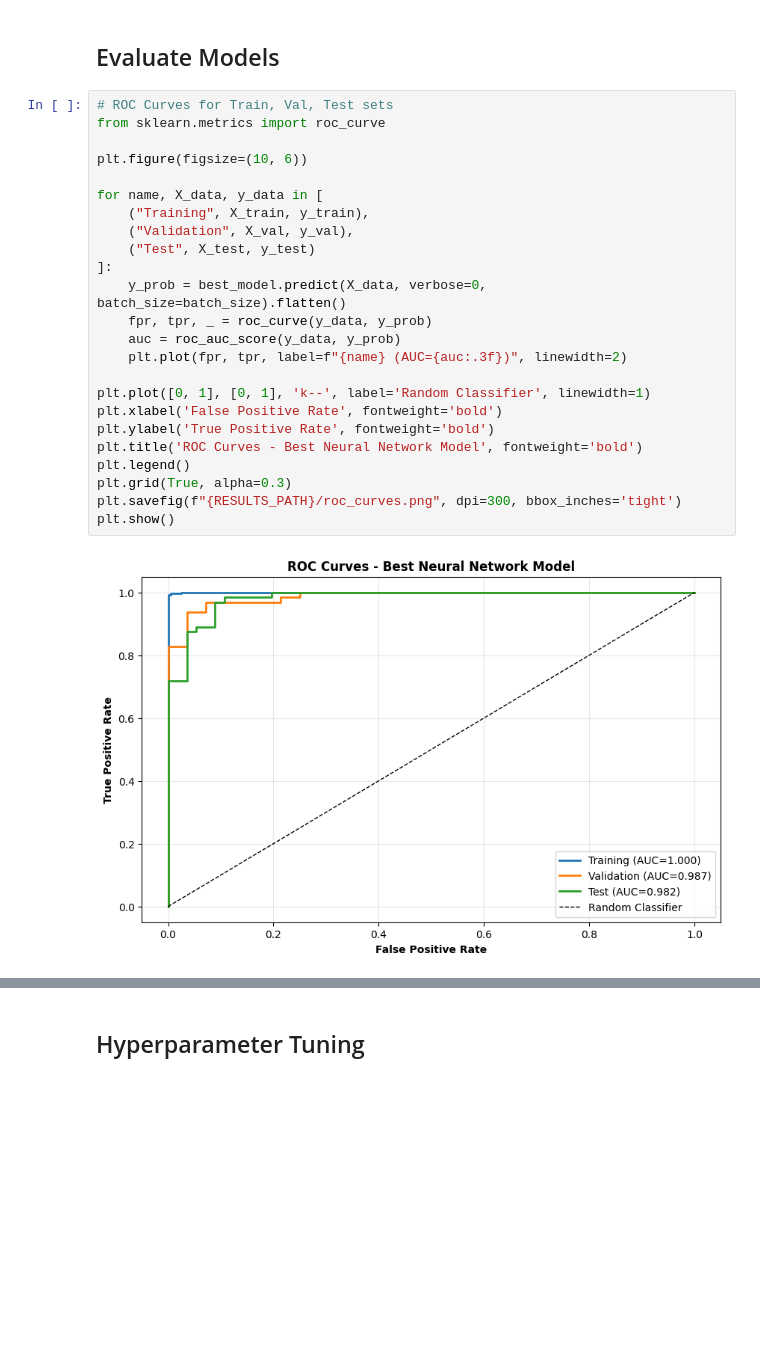
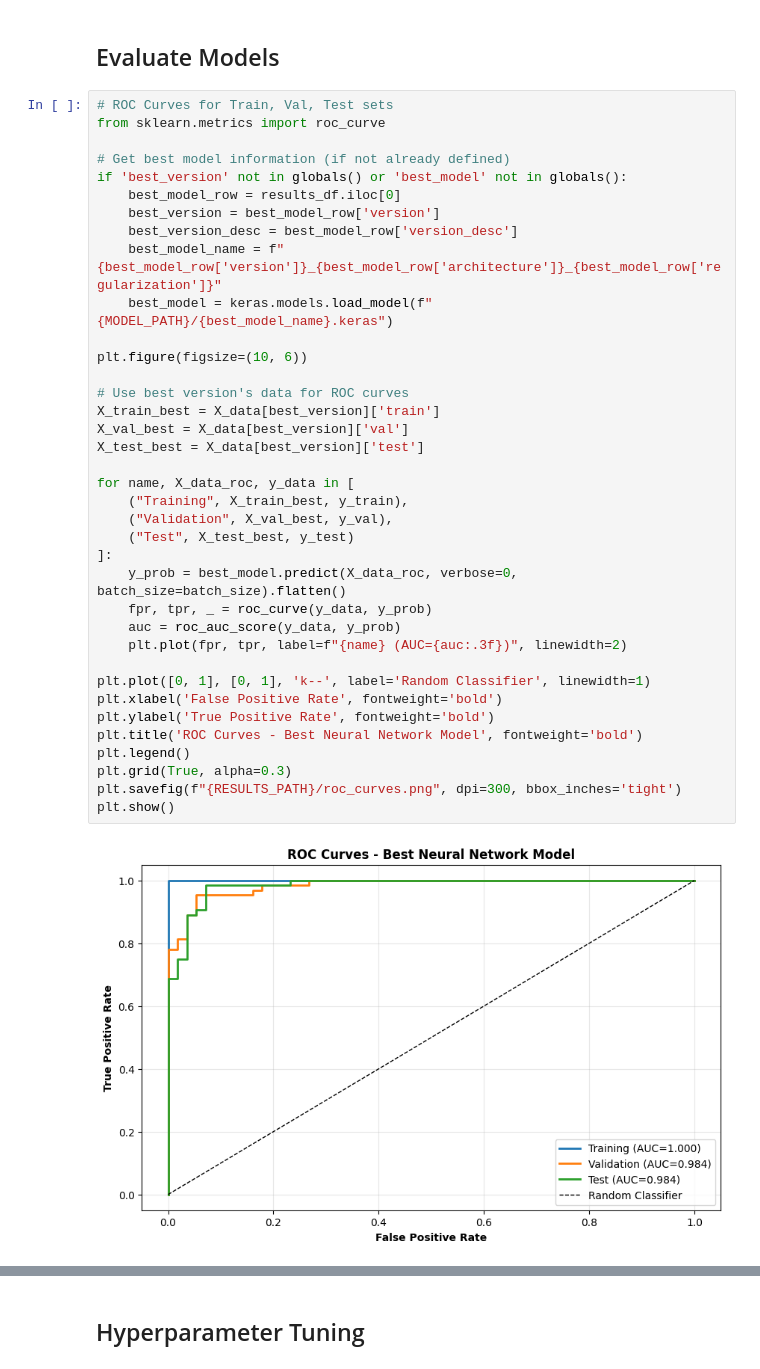
Before and after one commit to Techdude01/NBAPredict, a Jupyter notebook: NeuralNetworkPredict.ipynb, the cells around one changed output, grey strips where cells are left out. Cells and saved outputs as stored; diff of their text form; blank space fills up the shorter version.

Commit message:
Add poly/PCA features, and then suit the three training scripts to train all the models based on datasets and do hyperparameter optimization

```diff
--- a/NeuralNetworkPredict.ipynb
+++ b/NeuralNetworkPredict.ipynb
@@ -227,28 +266,41 @@ architecture
 # %%
 # ROC Curves for Train, Val, Test sets
 from sklearn.metrics import roc_curve
 
+# Get best model information (if not already defined)
+if 'best_version' not in globals() or 'best_model' not in globals():
+    best_model_row = results_df.iloc[0]
+    best_version = best_model_row['version']
+    best_version_desc = best_model_row['version_desc']
+    best_model_name = f"{best_model_row['version']}_{best_model_row['architecture']}_{best_model_row['regularization']}"
+    best_model = keras.models.load_model(f"{MODEL_PATH}/{best_model_name}.keras")
+
 plt.figure(figsize=(10, 6))
 
-for name, X_data, y_data in [
-    ("Training", X_train, y_train),
-    ("Validation", X_val, y_val),
-    ("Test", X_test, y_test)
+# Use best version's data for ROC curves
+X_train_best = X_data[best_version]['train']
+X_val_best = X_data[best_version]['val']
+X_test_best = X_data[best_version]['test']
+
+for name, X_data_roc, y_data in [
+    ("Training", X_train_best, y_train),
+    ("Validation", X_val_best, y_val),
+    ("Test", X_test_best, y_test)
 ]:
-    y_prob = best_model.predict(X_data, verbose=0, batch_size=batch_size).flatten()
+    y_prob = best_model.predict(X_data_roc, verbose=0, batch_size=batch_size).flatten()
     fpr, tpr, _ = roc_curve(y_data, y_prob)
     auc = roc_auc_score(y_data, y_prob)
     plt.plot(fpr, tpr, label=f"{name} (AUC={auc:.3f})", linewidth=2)
 
 plt.plot([0, 1], [0, 1], 'k--', label='Random Classifier', linewidth=1)
 plt.xlabel('False Positive Rate', fontweight='bold')
 plt.ylabel('True Positive Rate', fontweight='bold')
 plt.title('ROC Curves - Best Neural Network Model', fontweight='bold')
 plt.legend()
 plt.grid(True, alpha=0.3)
 plt.savefig(f"{RESULTS_PATH}/roc_curves.png", dpi=300, bbox_inches='tight')
 plt.show()
 # %% [output]
-[figure, old version]
+[figure, new version]
 # %%
 # Confusion Matrix Heatmap for Best Model
```
Also changed, not shown: parts of 10 cells of this notebook, 5 other files.
